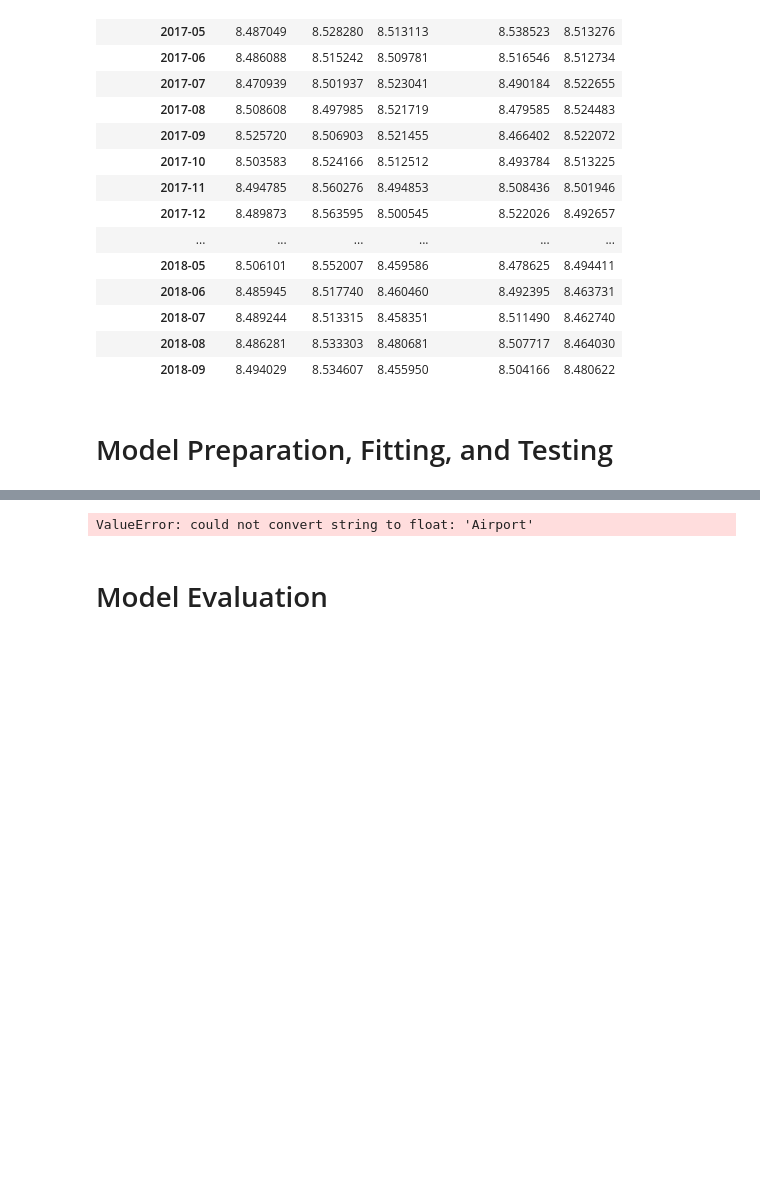
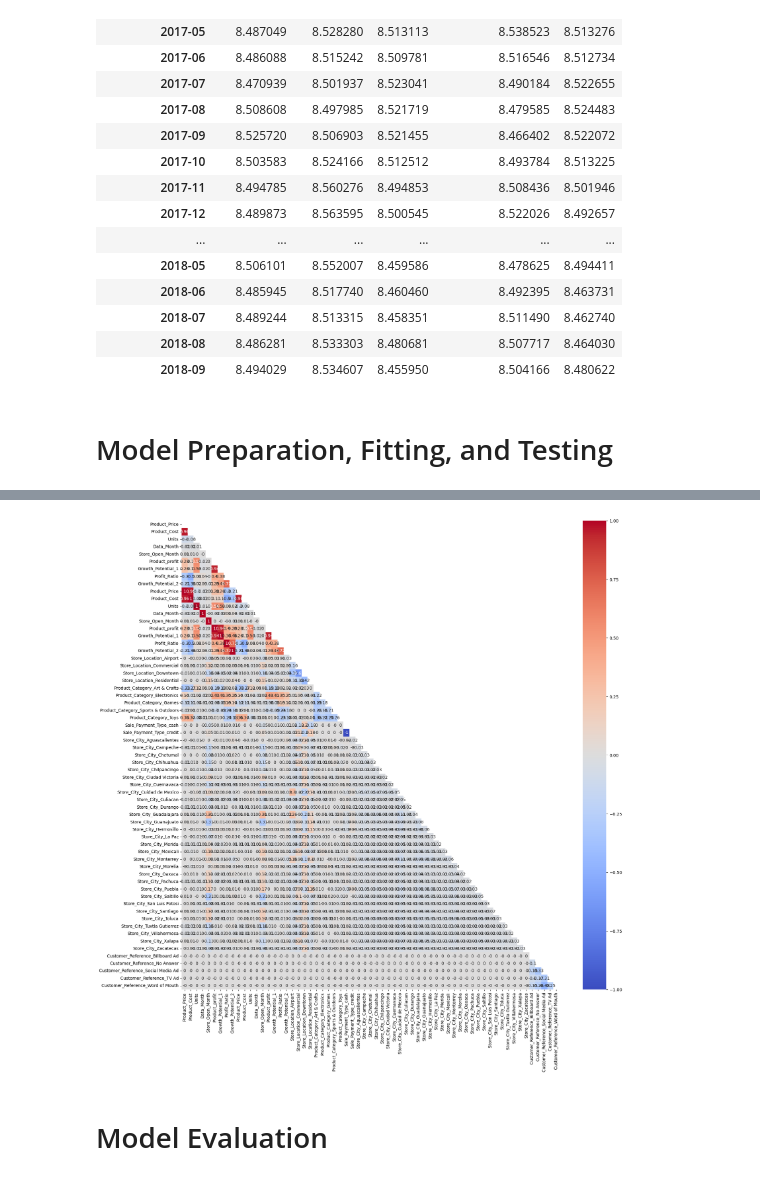
Before and after one commit to tianlan8/maven_toys_analysis, a Jupyter notebook: Maven_Toys_Data_Analysis.ipynb, the cells around one changed output, grey strips where cells are left out. Cells and saved outputs as stored; diff of their text form; code cells hidden in the pictures; blank space fills up the shorter version.

```diff
--- a/Maven_Toys_Data_Analysis.ipynb
+++ b/Maven_Toys_Data_Analysis.ipynb
@@ -140,9 +120,9 @@ maven_df['Product_Cost'] = maven_df['Product_Cost'].str.replace('$', '').astype(
 maven_df['Product_Category'] = maven_df['Product_Category'].astype('category')
 maven_df['Store_Location'] = maven_df['Store_Location'].astype('category')
 maven_df['Customer_Reference'] = maven_df['Customer_Reference'].astype('category')
-maven_df['Sale_ID'] = maven_df['Sale_ID'].astype(str)
-maven_df['Store_ID'] = maven_df['Store_ID'].astype(str)
-maven_df['Product_ID'] = maven_df['Product_ID'].astype(str)
+maven_df = maven_df.drop(columns=['Sale_ID', 'Product_ID', 'Store_ID'])
+maven_df['Data_Month'] = maven_df['Date'].dt.month
+maven_df['Store_Open_Month'] = maven_df['Store_Open_Date'].dt.month
 
 # Extract the month and year from the 'Date' column
 maven_df['YearMonth'] = maven_df['Date'].dt.to_period('M')
@@ -381,0 +371,3 @@ maven_df = pd.concat([maven_df, dummy_df], axis=1)
+# %%
+X = maven_df.drop(columns=['Store_Location', 'YearMonth', 'Price_Bins', 'Product_Category', 'Sale_Payment_Type', 'Store_City', 'Customer_Reference', 'Customer_Satisfaction', 'Store_Name', 'Product_Name', 'Date', 'Store_Open_Date'], axis=1)
+X
@@ -382,18 +388,16 @@ maven_df = pd.concat([maven_df, dummy_df], axis=1)
 # %%
-X = maven_df.drop(['Customer_Satisfaction', 'Store_Name', 'Product_Name', 'Date', 'Store_Open_Date'], axis=1)
 y = maven_df['Customer_Satisfaction'].copy()
 
 corr = X.corr()
 
-corr
 mask = np.triu(X.corr())
 
 plt.figure(figsize=(20,20))
 sns.heatmap(X.corr().round(2), annot=True, vmax=1, vmin=-1, cmap='coolwarm', mask=mask, center=0)
 
 plt.show()
 # %% [output]
-ValueError: could not convert string to float: 'Airport'
+[figure, added]
 # %% [markdown]
 # Model Evaluation
 # %% [markdown]
```
Also changed, not shown: parts of 6 cells of this notebook.
